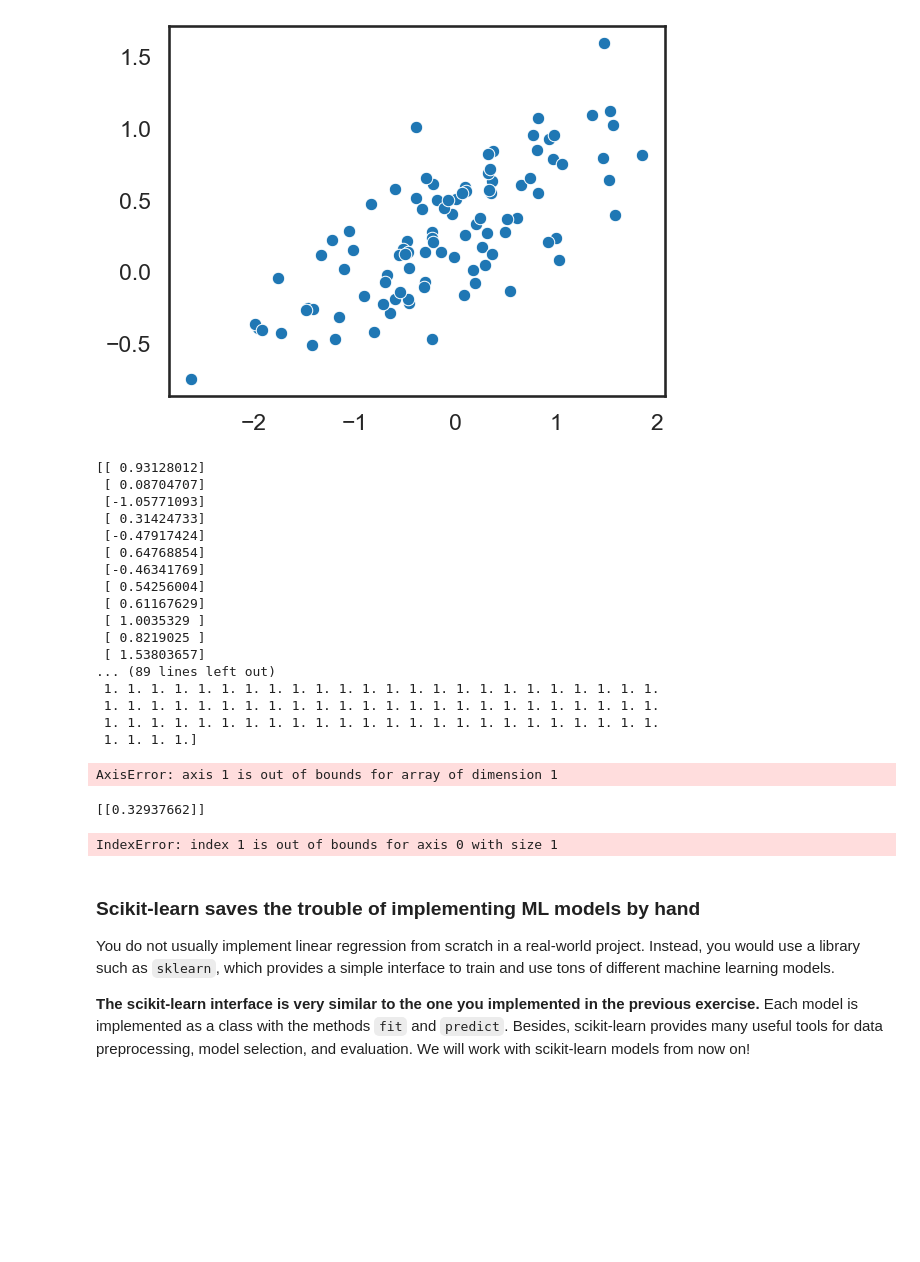
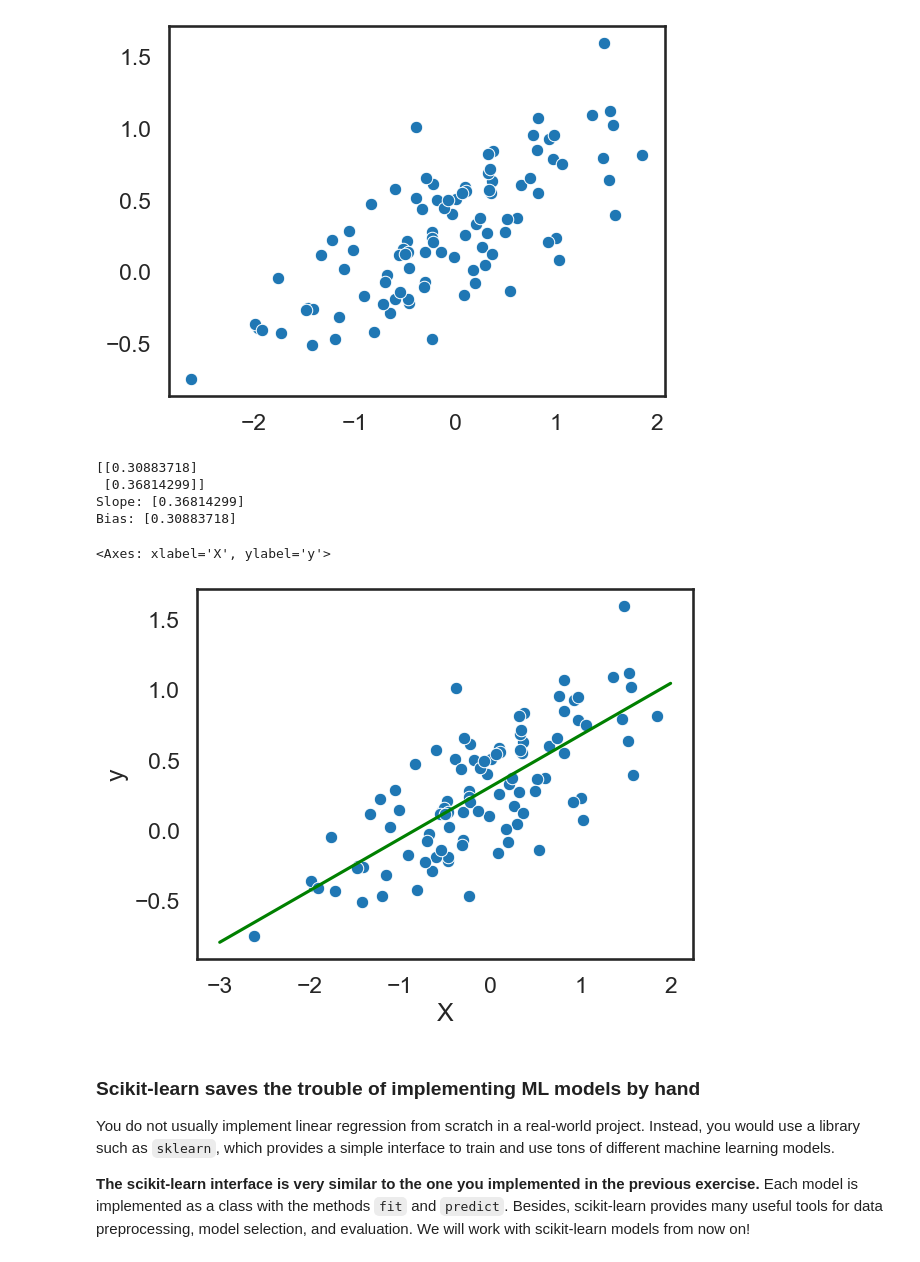
Before and after one commit to Grigori-22/pum-25, a Jupyter notebook: lab2.ipynb, the cells around one changed output. Drawn from its saved outputs; the diff is of its cells as text; code cells hidden in the pictures; blank space fills up the shorter version.

```diff
--- a/lab2.ipynb
+++ b/lab2.ipynb
@@ -166,18 +166,11 @@ import numpy as np
 
 class LinReg:
     def __init__(self):
-        # your code here
         self.weights = None
     def fit(self, X, y):
-        # your code here
-        print(X)
-        print(np.ones(len(X).reshape(-1,1))
-        X = np.concatenate([np.ones(len(X)).reshape(-1,1), X], axis=1)
-        print(X)
+        rowOfOnes = np.ones(len(X)).reshape(-1,1)
+        X = np.concatenate((rowOfOnes, X), axis=1)
         self.weights = np.linalg.inv(X.T@X)@X.T@y
-        print(X)
-        print(y)
-        print(self.weights)
     def predict(self, X):
-        # your code here
-        return(X)
+        y = X@self.weights
+        return(y)
@@ -213,25 +204,6 @@ model = LinReg()
 X = X.reshape(-1, 1)  # reshape X to be a column vector
 y = y.reshape(-1, 1)  # reshape y to be a column vector
 model.fit(X, y)
-# %% [output]
-[[ 0.93128012]
- [ 0.08704707]
- [-1.05771093]
- [ 0.31424733]
- [-0.47917424]
- [ 0.64768854]
- [-0.46341769]
- [ 0.54256004]
- [ 0.61167629]
- [ 1.0035329 ]
- [ 0.8219025 ]
- [ 1.53803657]
-... (89 lines left out)
- 1. 1. 1. 1. 1. 1. 1. 1. 1. 1. 1. 1. 1. 1. 1. 1. 1. 1. 1. 1. 1. 1. 1. 1.
- 1. 1. 1. 1. 1. 1. 1. 1. 1. 1. 1. 1. 1. 1. 1. 1. 1. 1. 1. 1. 1. 1. 1. 1.
- 1. 1. 1. 1. 1. 1. 1. 1. 1. 1. 1. 1. 1. 1. 1. 1. 1. 1. 1. 1. 1. 1. 1. 1.
- 1. 1. 1. 1.]
-AxisError: axis 1 is out of bounds for array of dimension 1
 # %%
 # see the trained parameters
 
@@ -240,16 +212,21 @@ print(w)
 print("Slope:", w[1])
 print("Bias:", w[0])
 # %% [output]
-[[0.32937662]]
+[[0.30883718]
+ [0.36814299]]
+Slope: [0.36814299]
+Bias: [0.30883718]
-IndexError: index 1 is out of bounds for axis 0 with size 1
 # %%
 # plot the regression line (we will learn how to do such plots in the next lab)
 
 sns.scatterplot(data=df, x='X', y='y')
 
 xs = np.linspace(-3, 2, 100)
-ys = xs * a + b
+ys = xs * w[1] + w[0]
 sns.lineplot(x=xs, y=ys, color='green')
+# %% [output]
+<Axes: xlabel='X', ylabel='y'>
+[figure, added]
 # %% [markdown]
 ### Scikit-learn saves the trouble of implementing ML models by hand
 
```
Also changed, not shown: parts of 2 cells of this notebook, 3 other files.
